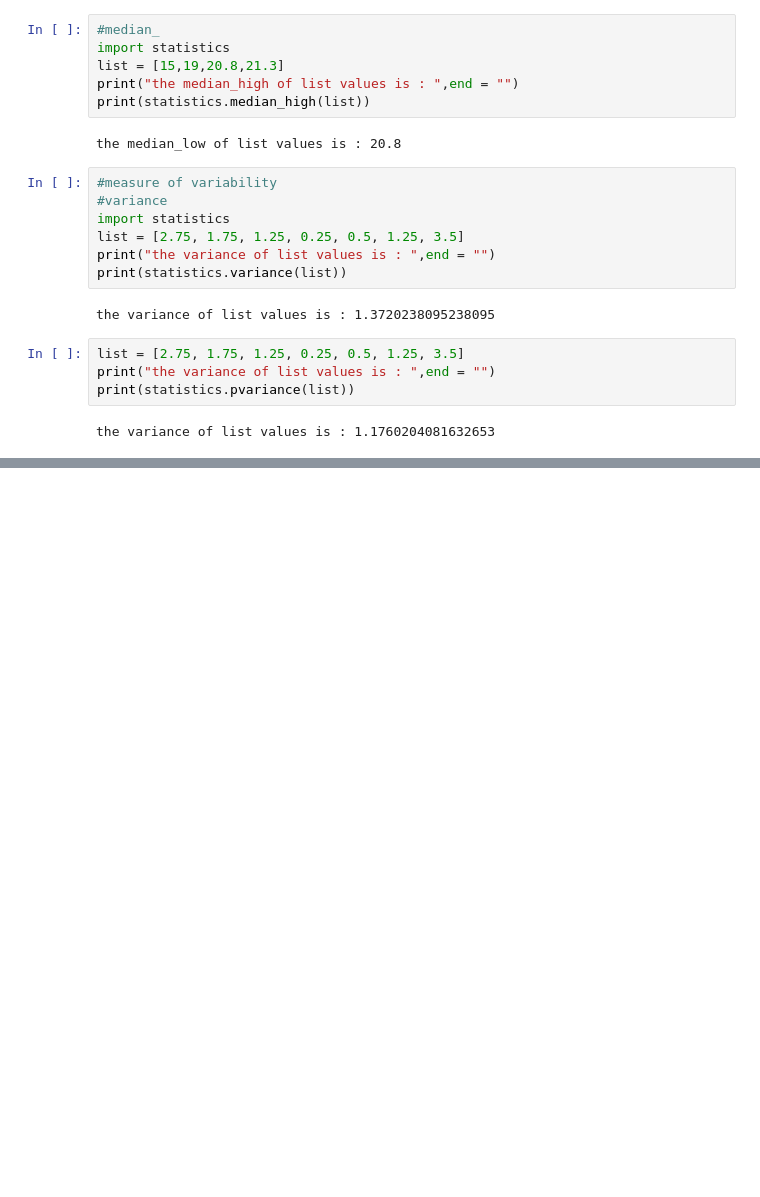
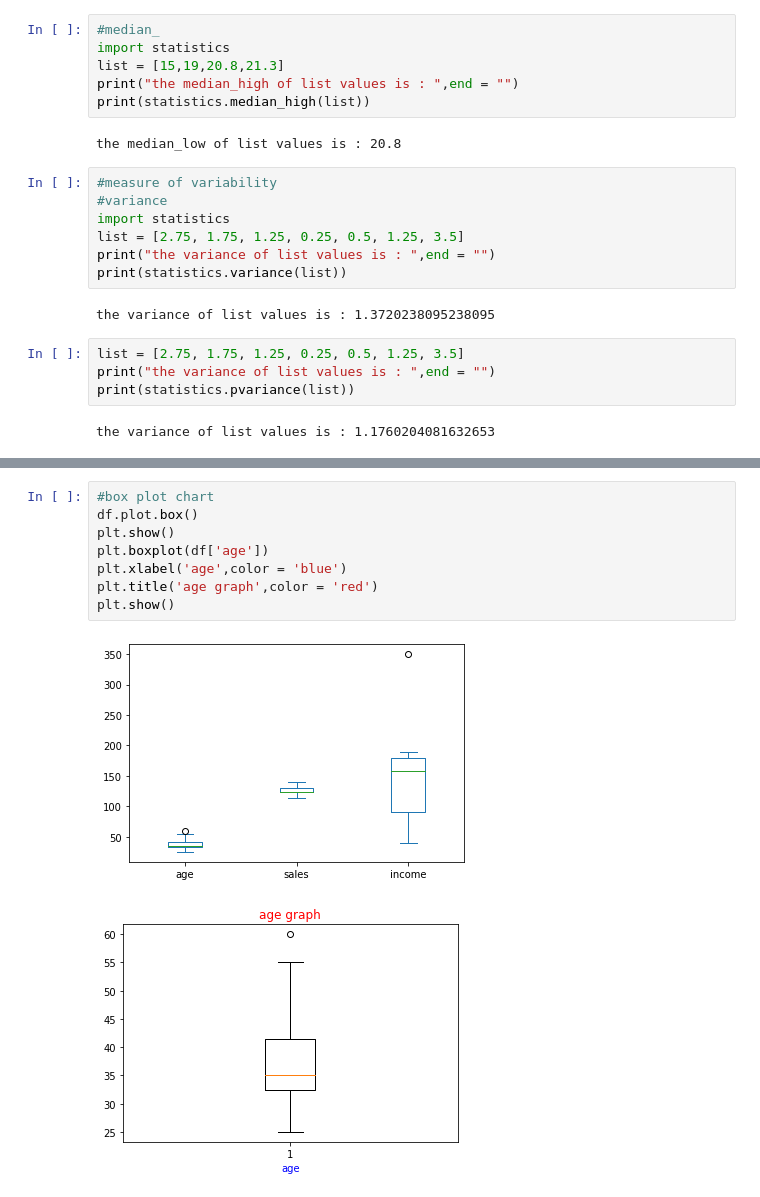
Before and after one commit to PushpavatiMyageri/PythonProgramming, a Jupyter notebook: Assignment_folder/module_3/mean.ipynb, the cells around one changed output, grey strips where cells are left out. Drawn from its saved outputs; the diff is of its cells as text; blank space fills up the shorter version.

```diff
--- a/Assignment_folder/module_3/mean.ipynb
+++ b/Assignment_folder/module_3/mean.ipynb
@@ -59,0 +106,11 @@ the variance of list values is : 1.1760204081632653
+# %%
+#box plot chart
+df.plot.box()
+plt.show()
+plt.boxplot(df['age'])
+plt.xlabel('age',color = 'blue')
+plt.title('age graph',color = 'red')
+plt.show()
+# %% [output]
+[figure, added]
+[figure, added]
```
Also changed, not shown: parts of 4 cells of this notebook.
